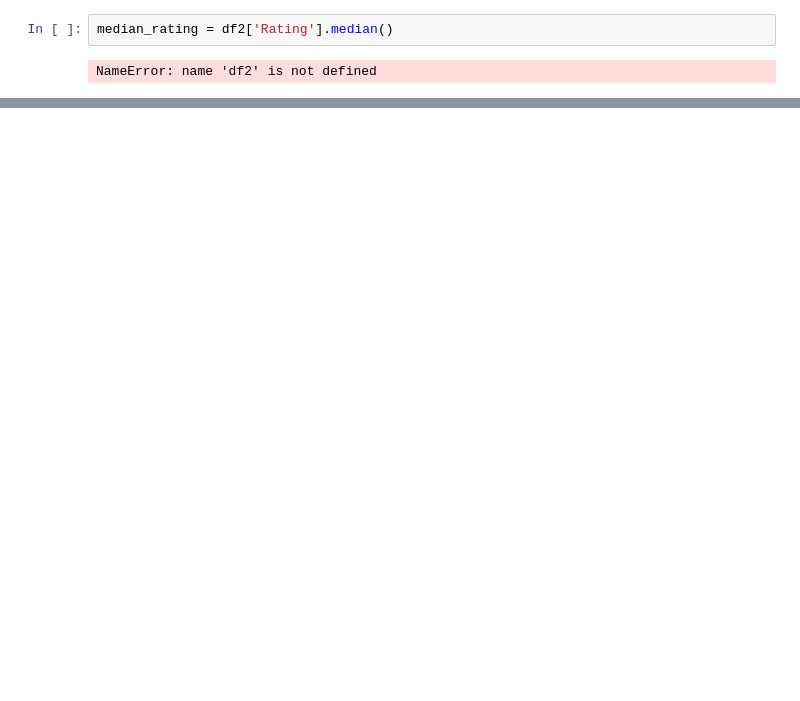
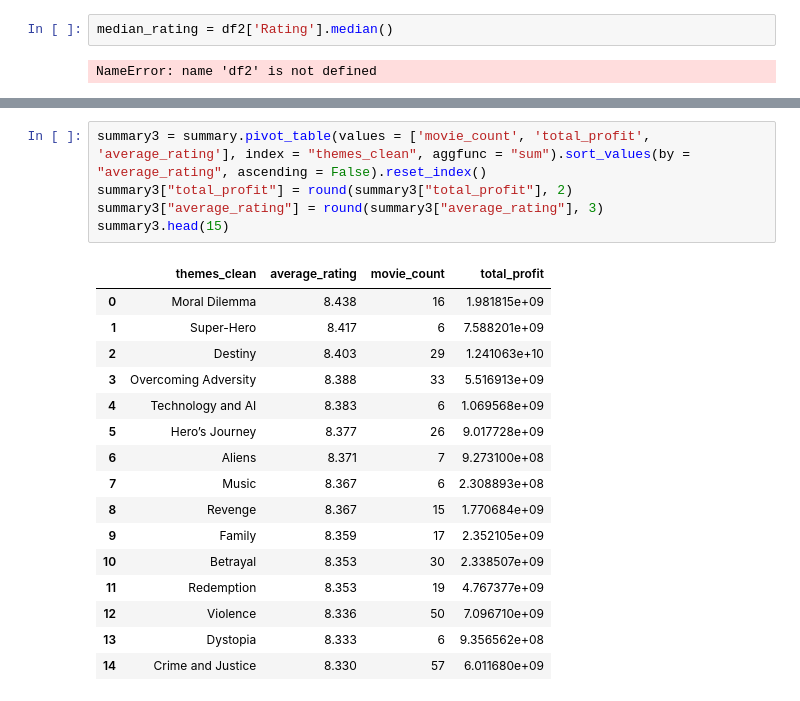
Before and after one commit to h31tor/imdb, a Jupyter notebook: IMDB2.ipynb, the cells around one changed output, grey strips where cells are left out. Saved outputs shown, nothing was run; the diff lists cells and outputs as text; blank space fills up the shorter version.

```diff
--- a/IMDB2.ipynb
+++ b/IMDB2.ipynb
@@ -1020,0 +1061,22 @@ NameError: name 'df2' is not defined
+# %%
+summary3 = summary.pivot_table(values = ['movie_count', 'total_profit', 'average_rating'], index = "themes_clean", aggfunc = "sum").sort_values(by = "average_rating", ascending = False).reset_index()
+summary3["total_profit"] = round(summary3["total_profit"], 2)
+summary3["average_rating"] = round(summary3["average_rating"], 3)
+summary3.head(15)
+# %% [output]
+|  | themes_clean | average_rating | movie_count | total_profit |
+| 0 | Moral Dilemma | 8.438 | 16 | 1.981815e+09 |
+| 1 | Super-Hero | 8.417 | 6 | 7.588201e+09 |
+| 2 | Destiny | 8.403 | 29 | 1.241063e+10 |
+| 3 | Overcoming Adversity | 8.388 | 33 | 5.516913e+09 |
+| 4 | Technology and AI | 8.383 | 6 | 1.069568e+09 |
+| 5 | Hero’s Journey | 8.377 | 26 | 9.017728e+09 |
+| 6 | Aliens | 8.371 | 7 | 9.273100e+08 |
+| 7 | Music | 8.367 | 6 | 2.308893e+08 |
+| 8 | Revenge | 8.367 | 15 | 1.770684e+09 |
+| 9 | Family | 8.359 | 17 | 2.352105e+09 |
+| 10 | Betrayal | 8.353 | 30 | 2.338507e+09 |
+| 11 | Redemption | 8.353 | 19 | 4.767377e+09 |
+| 12 | Violence | 8.336 | 50 | 7.096710e+09 |
+| 13 | Dystopia | 8.333 | 6 | 9.356562e+08 |
+| 14 | Crime and Justice | 8.330 | 57 | 6.011680e+09 |
```
Also changed, not shown: parts of 3 cells of this notebook.
